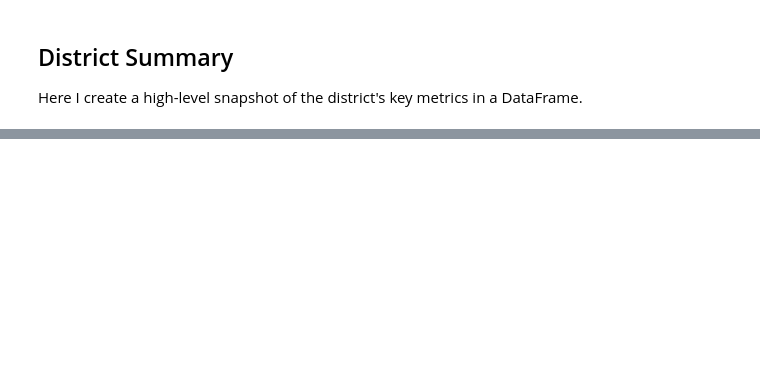
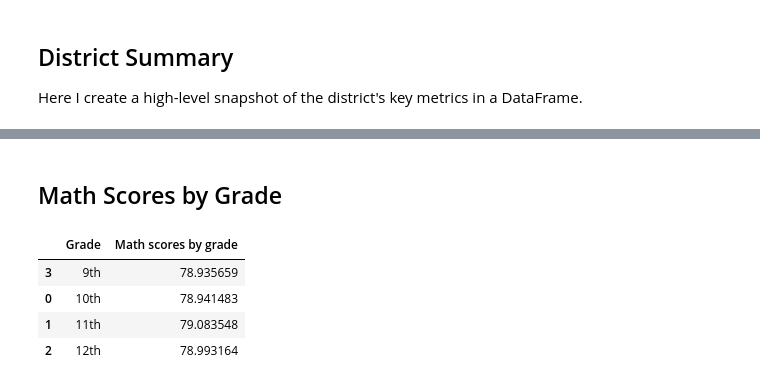
Before and after one commit to tsbarr/pandas-challenge, a Jupyter notebook: PyCitySchools/PyCitySchools_tsbarr.ipynb, the cells around one changed output, grey strips where cells are left out. Cells and saved outputs as stored; diff of their text form; code cells hidden in the pictures; blank space fills up the shorter version.

```diff
--- a/PyCitySchools/PyCitySchools_tsbarr.ipynb
+++ b/PyCitySchools/PyCitySchools_tsbarr.ipynb
@@ -111,0 +205,32 @@ pd.melt(districtSummary)
+# %% [markdown]
+## Math Scores by Grade
+# %%
+math_scores_by_grade = (all_data
+    .groupby('grade', as_index = False)
+    .aggregate(math_scores_by_grade = ('math_score', 'mean'))
+    .rename(columns = lambda x: x.replace('_', ' ').capitalize())
+    .sort_values('Grade')
+)
+
+# https://www.statology.org/pandas-sort-by-string/
+
+# get the numbers from the Grade column
+math_scores_by_grade['sort'] = (math_scores_by_grade['Grade']
+    .str
+    .extract('(\d+)', expand = False)
+    .astype(int)
+)
+
+# sort rows based on digits in 'sort' column then drop that column
+math_scores_by_grade = (math_scores_by_grade
+    .sort_values('sort')
+    .drop('sort', axis=1)
+)
+
+math_scores_by_grade
+# %% [output]
+|  | Grade | Math scores by grade |
+| 3 | 9th | 78.935659 |
+| 0 | 10th | 78.941483 |
+| 1 | 11th | 79.083548 |
+| 2 | 12th | 78.993164 |
```
Also changed, not shown: parts of 20 cells of this notebook.
